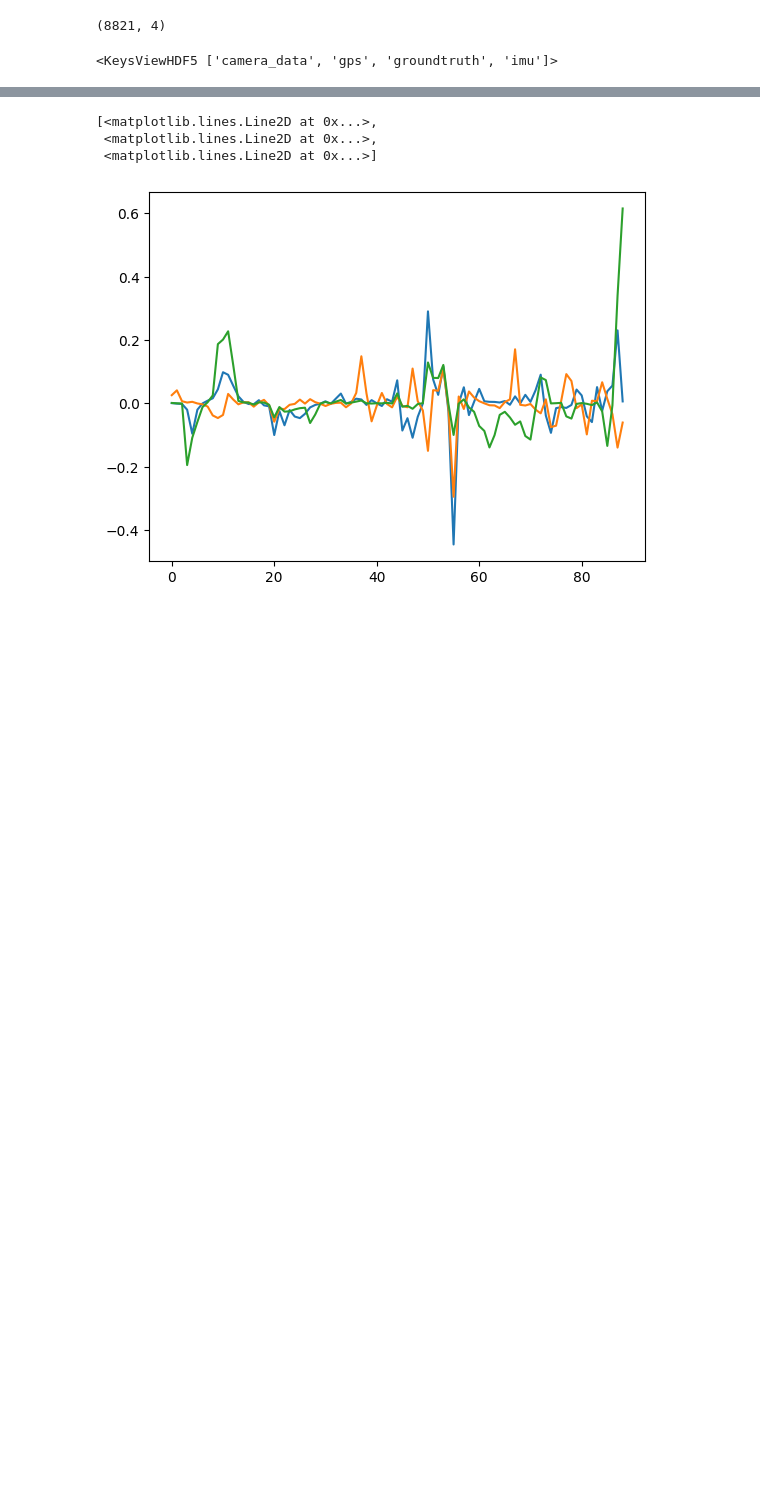
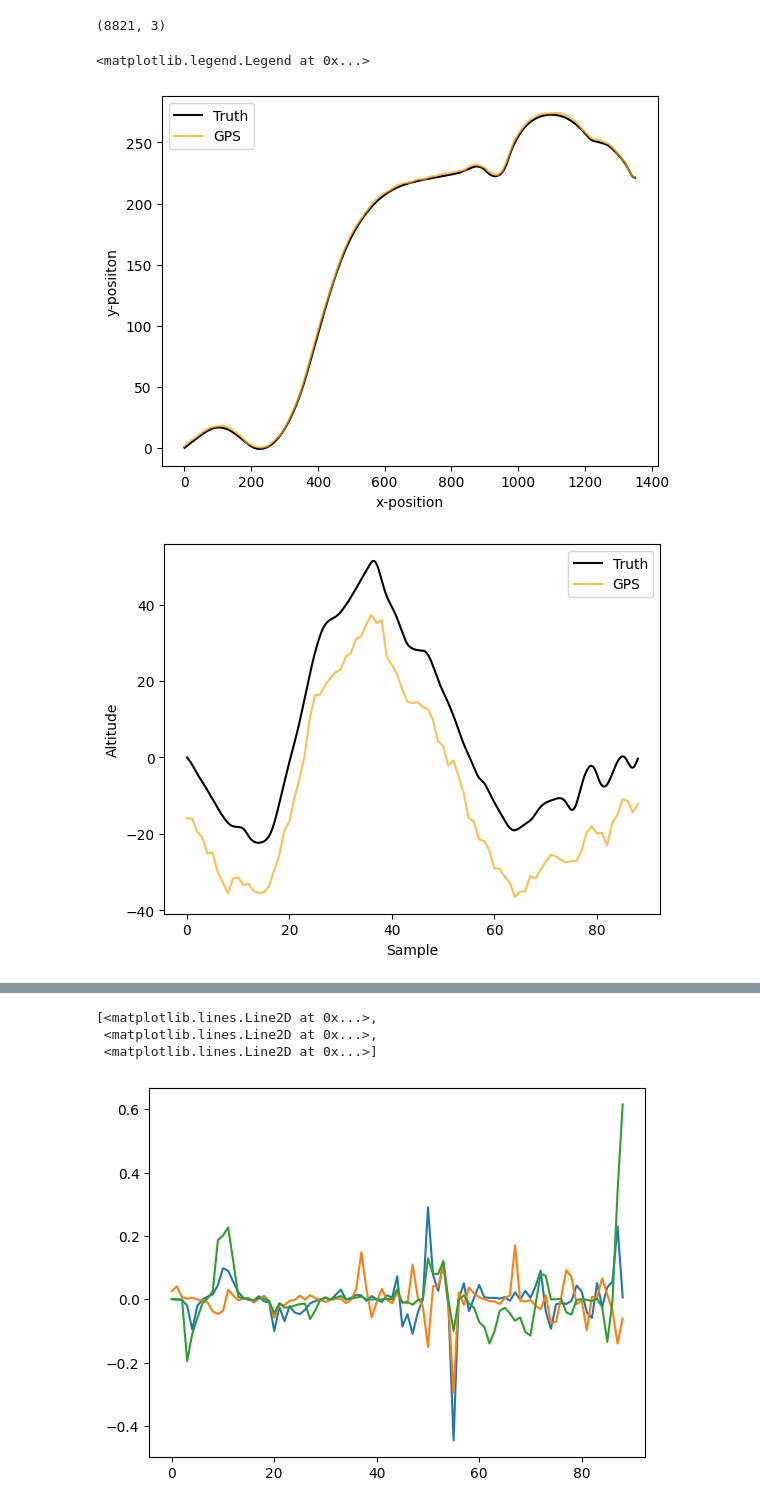
Before and after one commit to ZYVE255/encs6181_project, a Jupyter notebook: drone_sim.ipynb, the cells around one changed output, grey strips where cells are left out. Saved outputs shown, nothing was run; the diff lists cells and outputs as text; code cells hidden in the pictures; blank space fills up the shorter version.

```diff
--- a/drone_sim.ipynb
+++ b/drone_sim.ipynb
@@ -21,8 +4,0 @@ plt.plot(gps_pos[:,0], gps_pos[:,1])
-# %%
-att.shape
-# %% [output]
-(8821, 4)
-# %%
-traj.keys()
-# %% [output]
-<KeysViewHDF5 ['camera_data', 'gps', 'groundtruth', 'imu']>
@@ -31,0 +18,25 @@ gyr = traj['imu']['gyroscope']
+# %%
+print(gnd_pos.shape)
+# %% [output]
+(8821, 3)
+# %%
+plt.figure()
+plt.plot(gnd_pos[:,0], gnd_pos[:,1], c='black', label="Truth")
+plt.plot(gps_pos[:,0], gps_pos[:,1], c="orange", alpha=0.7, label="GPS")
+plt.xlabel("x-position")
+plt.ylabel("y-posiiton")
+plt.legend()
+
+plt.figure()
+final_time_ = gps_pos.shape[0]-1
+t_gnd_ = np.linspace(0, final_time_, gnd_pos.shape[0])
+t_gps_ = np.linspace(0, final_time_, gps_pos.shape[0])
+plt.plot(t_gnd_, gnd_pos[:,2], c='black', label="Truth")
+plt.plot(t_gps_, gps_pos[:,2], c="orange", alpha=0.7, label="GPS")
+plt.xlabel("Sample")
+plt.ylabel("Altitude")
+plt.legend()
+# %% [output]
+<matplotlib.legend.Legend at 0x...>
+[figure, added]
+[figure, added]
```
Also changed, not shown: parts of 8 cells of this notebook.
